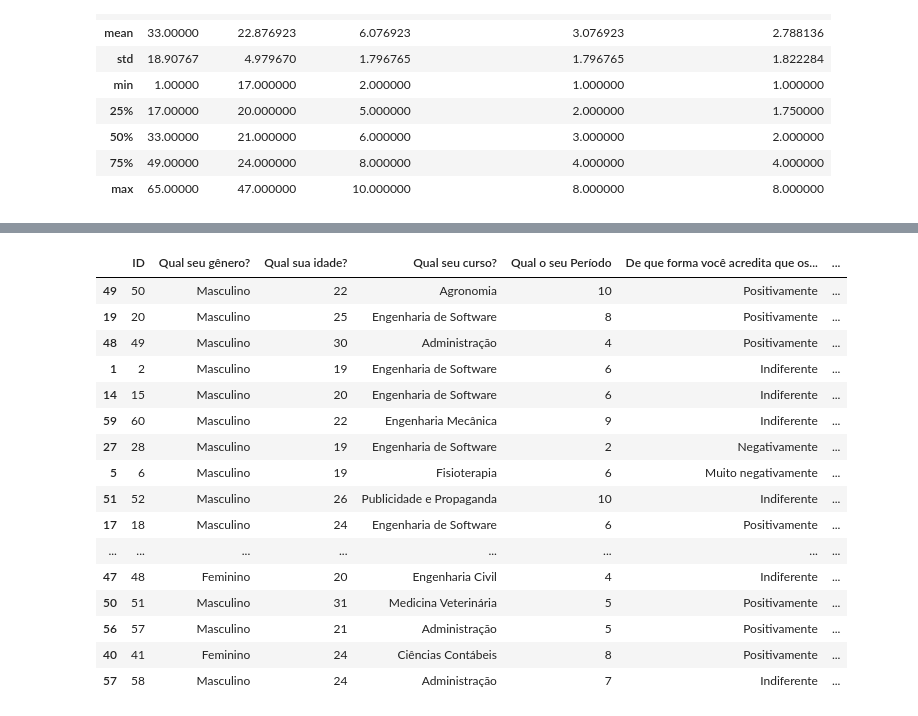
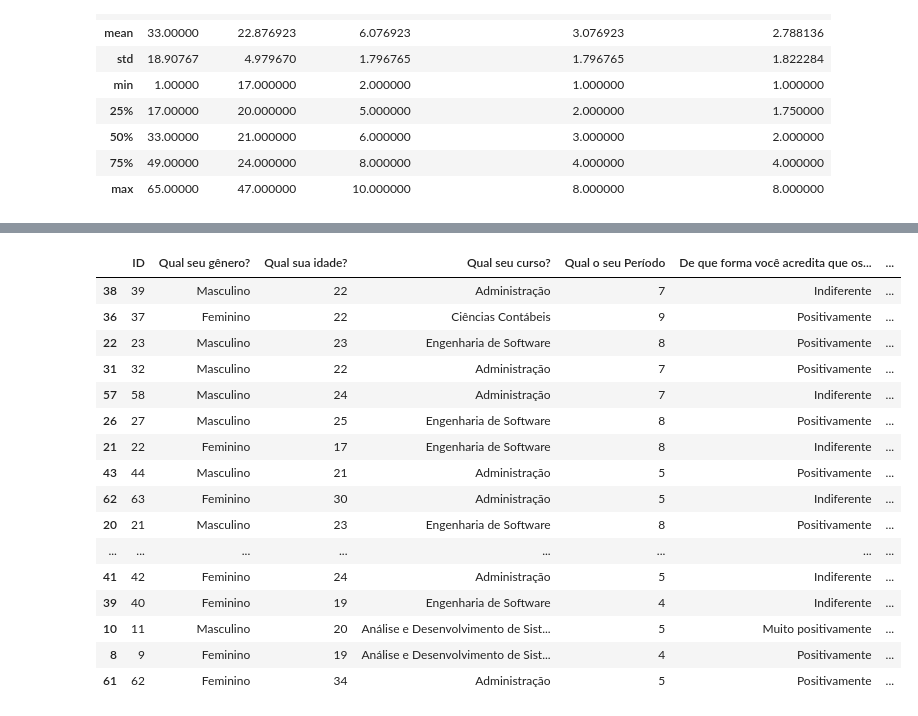
Before and after one commit to wesleymarchi/statistic-project, a Jupyter notebook: notebooks/form-processing.ipynb, the cells around one changed output, grey strips where cells are left out. Saved outputs shown, nothing was run; the diff lists cells and outputs as text; code cells hidden in the pictures.

```diff
--- a/notebooks/form-processing.ipynb
+++ b/notebooks/form-processing.ipynb
@@ -46,25 +49,25 @@ sample_size = gss(1.96, 0.5, 0.05, df_size)
 # %%
 # Amostragem aleatória simples
-df_sample = df.sample(n=56)
+df_sample = df.sample(n=sample_size)
 df_sample
 # %% [output]
 |  | ID | Qual seu gênero? | Qual sua idade? | Qual seu curso? | Qual o seu Período | De que forma você acredita que os... | ... |
-| 49 | 50 | Masculino | 22 | Agronomia | 10 | Positivamente | ... |
-| 19 | 20 | Masculino | 25 | Engenharia de Software | 8 | Positivamente | ... |
-| 48 | 49 | Masculino | 30 | Administração | 4 | Positivamente | ... |
-| 1 | 2 | Masculino | 19 | Engenharia de Software | 6 | Indiferente | ... |
-| 14 | 15 | Masculino | 20 | Engenharia de Software | 6 | Indiferente | ... |
-| 59 | 60 | Masculino | 22 | Engenharia Mecânica | 9 | Indiferente | ... |
-| 27 | 28 | Masculino | 19 | Engenharia de Software | 2 | Negativamente | ... |
-| 5 | 6 | Masculino | 19 | Fisioterapia | 6 | Muito negativamente | ... |
-| 51 | 52 | Masculino | 26 | Publicidade e Propaganda | 10 | Indiferente | ... |
-| 17 | 18 | Masculino | 24 | Engenharia de Software | 6 | Positivamente | ... |
+| 38 | 39 | Masculino | 22 | Administração | 7 | Indiferente | ... |
+| 36 | 37 | Feminino | 22 | Ciências Contábeis | 9 | Positivamente | ... |
+| 22 | 23 | Masculino | 23 | Engenharia de Software | 8 | Positivamente | ... |
+| 31 | 32 | Masculino | 22 | Administração | 7 | Positivamente | ... |
+| 57 | 58 | Masculino | 24 | Administração | 7 | Indiferente | ... |
+| 26 | 27 | Masculino | 25 | Engenharia de Software | 8 | Positivamente | ... |
+| 21 | 22 | Feminino | 17 | Engenharia de Software | 8 | Indiferente | ... |
+| 43 | 44 | Masculino | 21 | Administração | 5 | Positivamente | ... |
+| 62 | 63 | Feminino | 30 | Administração | 5 | Indiferente | ... |
+| 20 | 21 | Masculino | 23 | Engenharia de Software | 8 | Positivamente | ... |
 | ... | ... | ... | ... | ... | ... | ... | ... |
-| 47 | 48 | Feminino | 20 | Engenharia Civil | 4 | Indiferente | ... |
-| 50 | 51 | Masculino | 31 | Medicina Veterinária | 5 | Positivamente | ... |
-| 56 | 57 | Masculino | 21 | Administração | 5 | Positivamente | ... |
-| 40 | 41 | Feminino | 24 | Ciências Contábeis | 8 | Positivamente | ... |
-| 57 | 58 | Masculino | 24 | Administração | 7 | Indiferente | ... |
+| 41 | 42 | Feminino | 24 | Administração | 5 | Indiferente | ... |
+| 39 | 40 | Feminino | 19 | Engenharia de Software | 4 | Indiferente | ... |
+| 10 | 11 | Masculino | 20 | Análise e Desenvolvimento de Sist... | 5 | Muito positivamente | ... |
+| 8 | 9 | Feminino | 19 | Análise e Desenvolvimento de Sist... | 4 | Positivamente | ... |
+| 61 | 62 | Feminino | 34 | Administração | 5 | Positivamente | ... |
 # %%
 # salvar a estatistica descritiva
 df_sample.describe().to_excel('../data/form-games-describe.xlsx')
```
Also changed, not shown: parts of 6 cells of this notebook, 4 other files.
